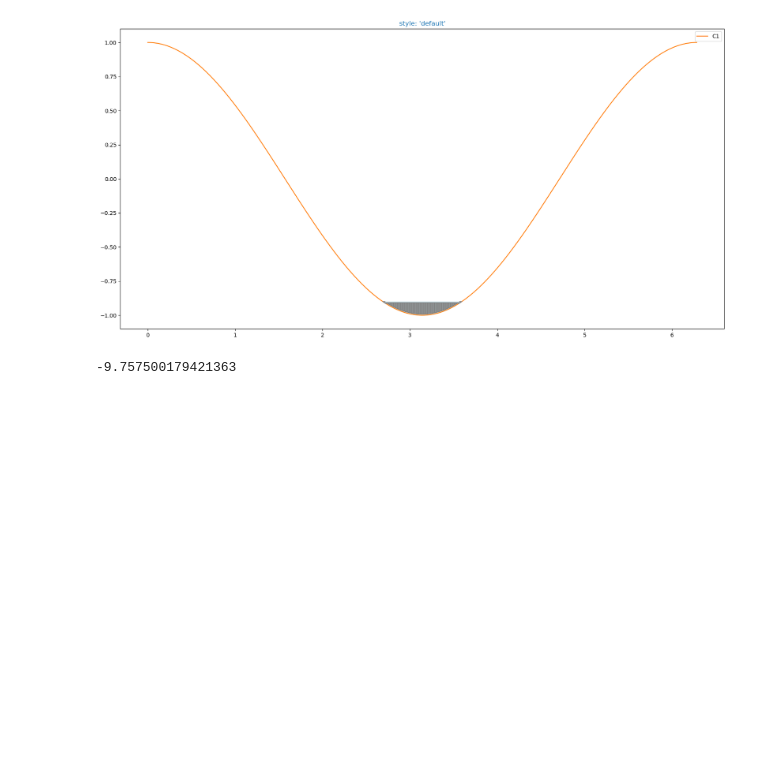
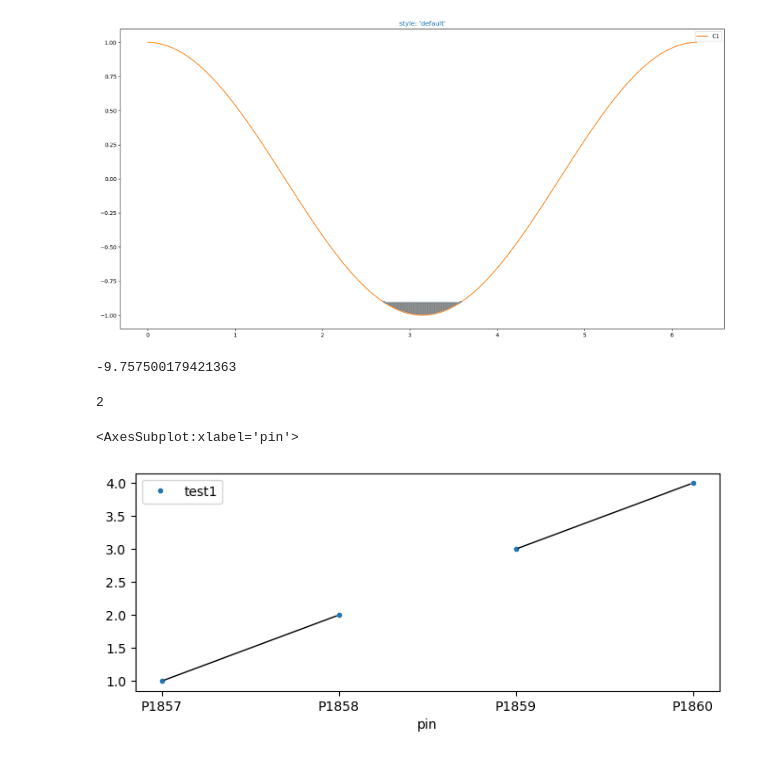
Before and after one commit to ri003074/Python3, a Jupyter notebook: src/matplotlib/matplotlib_summary.ipynb, the cells around one changed output. Cells and saved outputs as stored; diff of their text form; code cells hidden in the pictures; blank space fills up the shorter version.

```diff
--- a/src/matplotlib/matplotlib_summary.ipynb
+++ b/src/matplotlib/matplotlib_summary.ipynb
@@ -490,3 +490,38 @@ for index, a in enumerate(np.cos(th)):
 print(area)
 # %% [output]
 -9.757500179421363
+# %%
+import matplotlib.pyplot as plt
+
+fig = plt.figure(figsize=(8, 3))
+ax = fig.add_subplot(1, 1, 1)
+
+data = [
+    {"test1": 1, "pin": "P1857"},
+    {"test1": 2, "pin": "P1858"},
+    {"test1": 3, "pin": "P1859"},
+    {"test1": 4, "pin": "P1860"},
+]
+print(data[1]["test1"])
+ax.set_xticks([0, 1, 2, 3])
+arrow_dict = dict(arrowstyle="-", color="black",)
+
+for i in range(0, 4, 2):
+    ax.annotate(
+        "",
+        xy=(i, data[i]["test1"]),
+        size=15,
+        xytext=(i + 1, data[i+1]["test1"]),
+        color="red",
+        arrowprops=arrow_dict,
+    )
+
+df = pd.DataFrame(data)
+df = df.set_index("pin")
+# ax.plot(df["p2"], label="p2", linestyle="", marker=".", markersize=10)
+
+df.plot(ax=ax, linestyle="", marker=".")
+# %% [output]
+2
+<AxesSubplot:xlabel='pin'>
+[figure, added]
```
Also changed, not shown: 1 other file.
